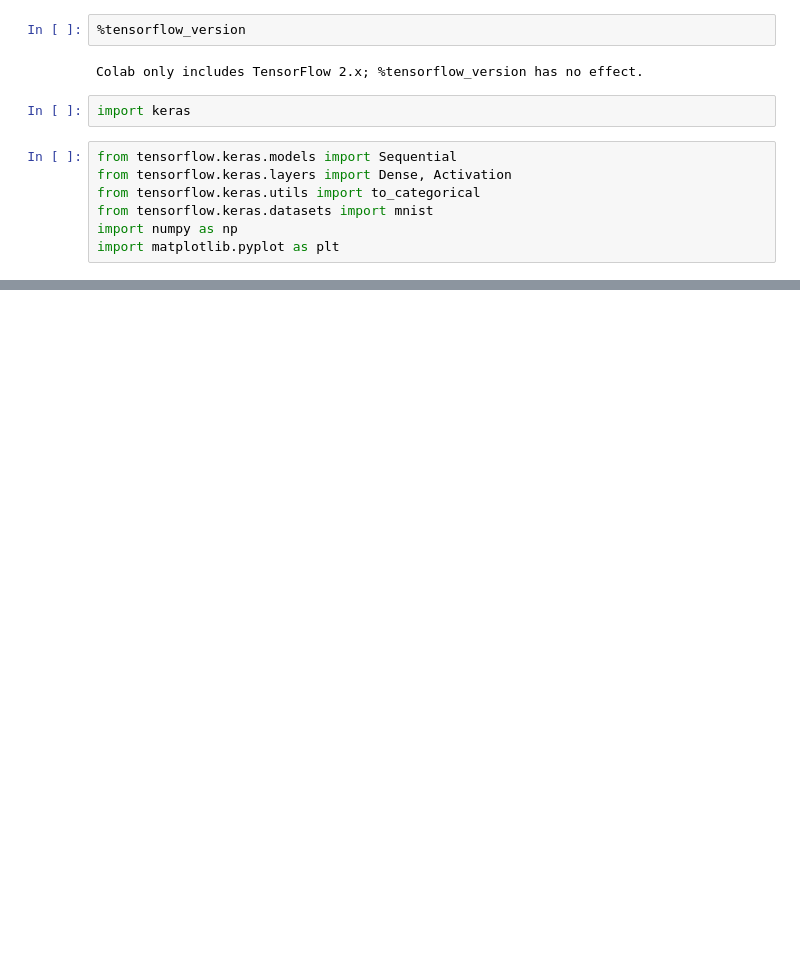
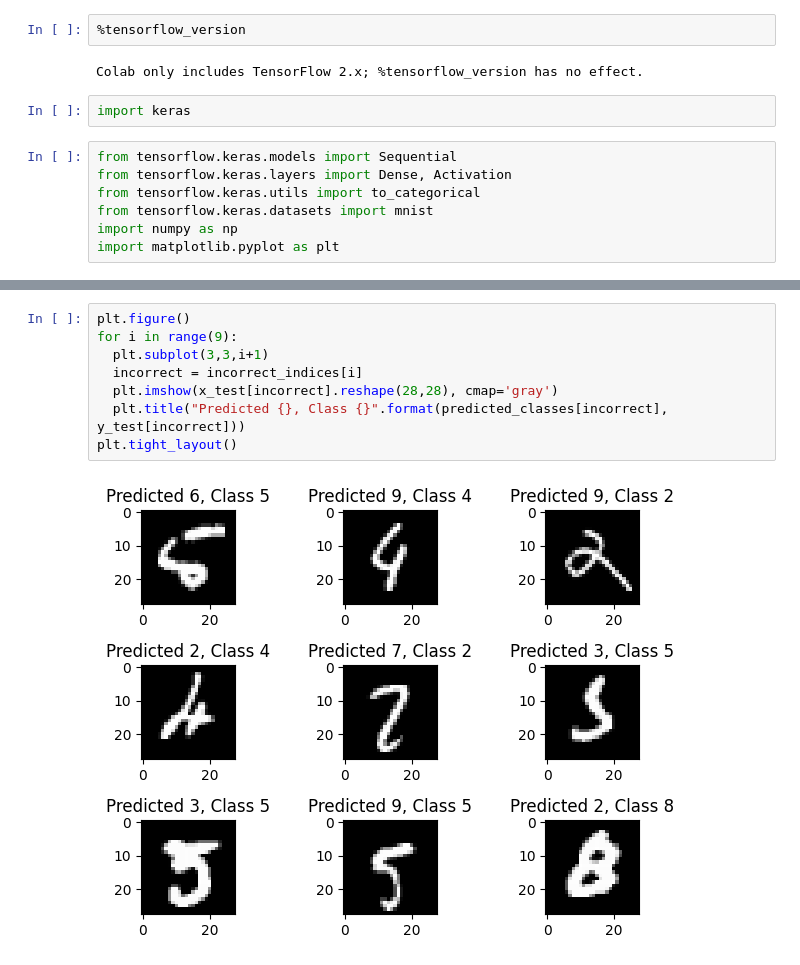
Before and after one commit to doosanpark/BootExample, a Jupyter notebook: mnist_deeplearning.ipynb, the cells around one changed output, grey strips where cells are left out. Drawn from its saved outputs; the diff is of its cells as text; blank space fills up the shorter version.

```diff
--- a/mnist_deeplearning.ipynb
+++ b/mnist_deeplearning.ipynb
@@ -28,0 +149,10 @@ y_test shape (10000,)
+# %%
+plt.figure()
+for i in range(9):
+  plt.subplot(3,3,i+1)
+  incorrect = incorrect_indices[i]
+  plt.imshow(x_test[incorrect].reshape(28,28), cmap='gray')
+  plt.title("Predicted {}, Class {}".format(predicted_classes[incorrect], y_test[incorrect]))
+plt.tight_layout()
+# %% [output]
+[figure, added]
```
Also changed, not shown: parts of 9 cells of this notebook.
